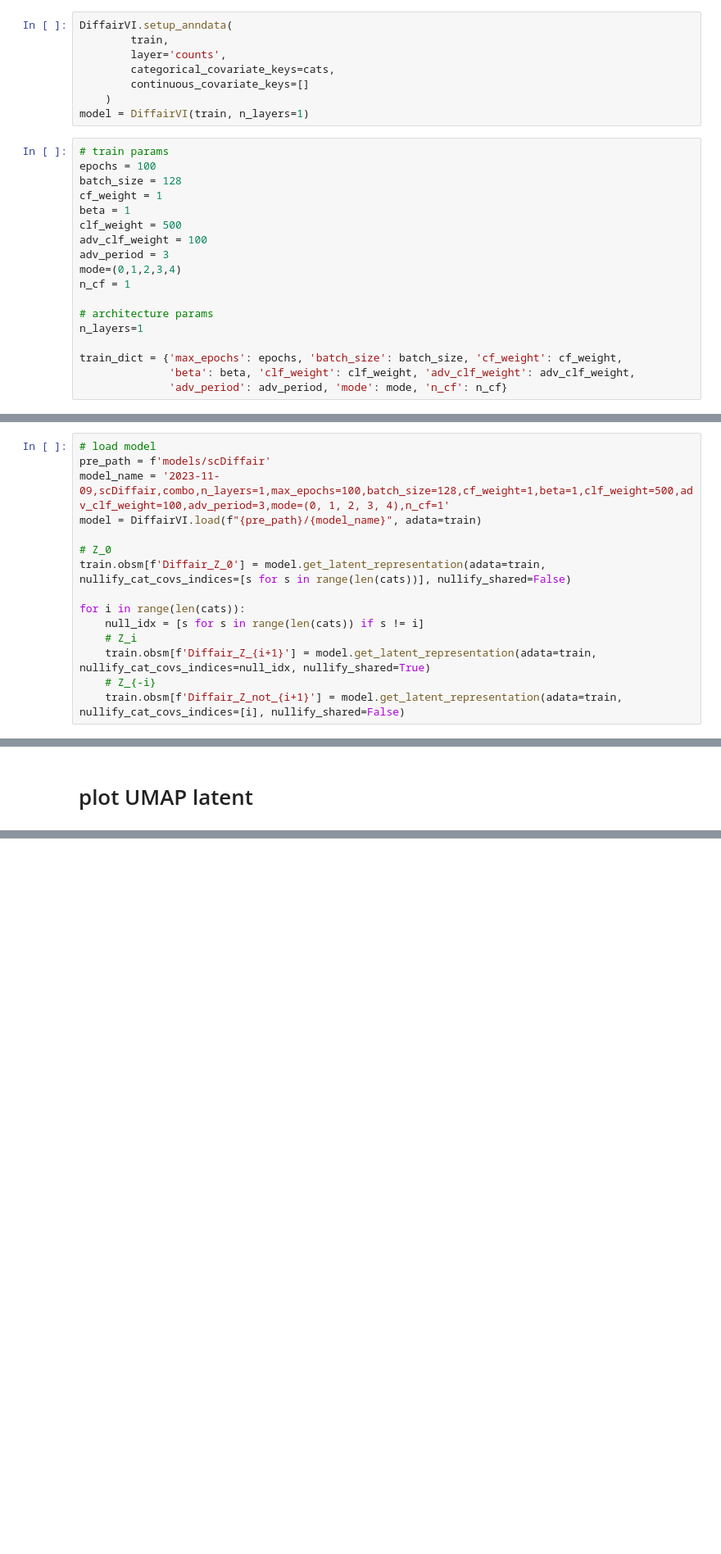
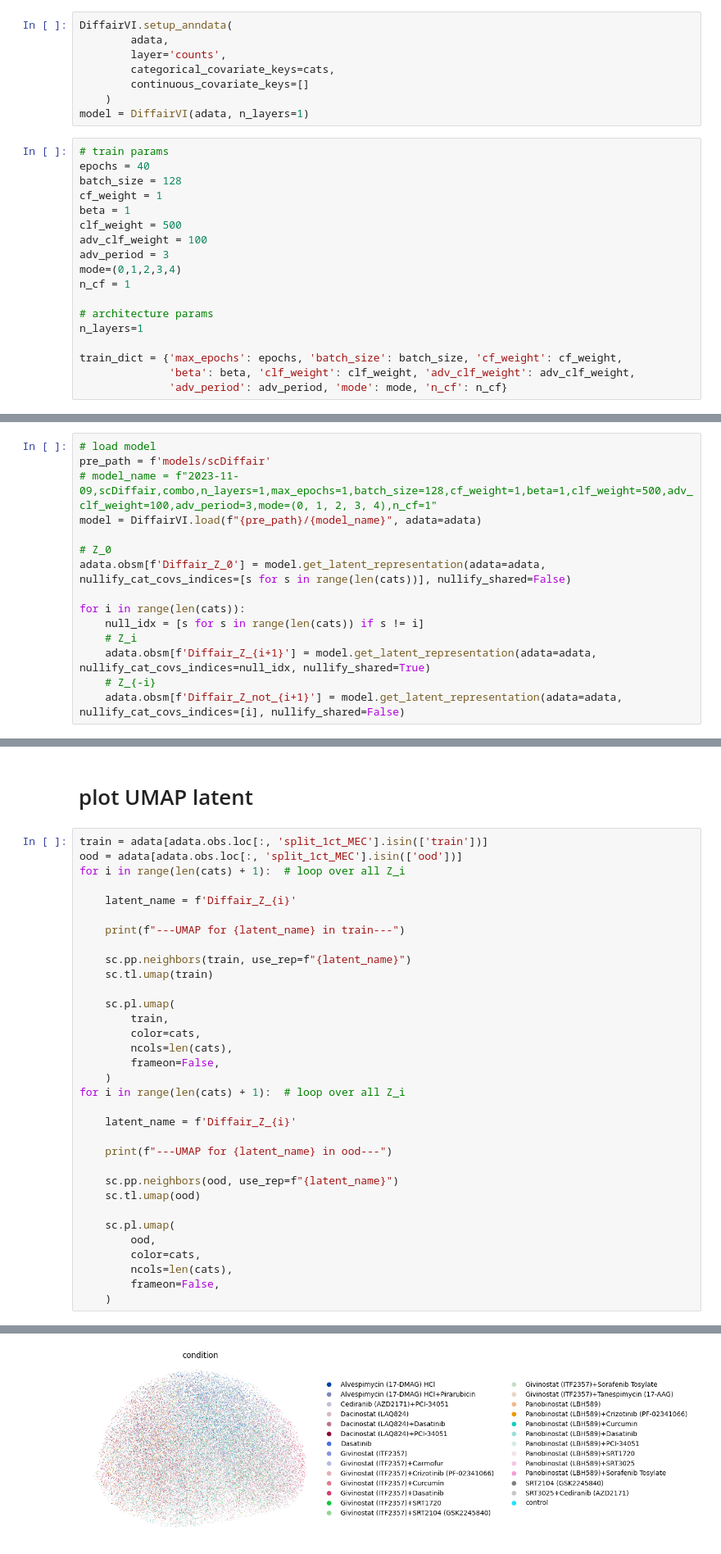
Before and after one commit to Lotfollahi-lab/CellDISECT, a Jupyter notebook: Combo.ipynb, the cells around one changed output, grey strips where cells are left out. Shown at 82% size. Drawn from its saved outputs; the diff is of its cells as text; blank space fills up the shorter version.

Commit message:
Combo Sciplex notebook added

```diff
--- a/Combo.ipynb
+++ b/Combo.ipynb
@@ -110,14 +109,14 @@ ood = adata[adata.obs['split_1ct_MEC']=='ood'].copy()
 # %%
 DiffairVI.setup_anndata(
-        train,
+        adata,
         layer='counts',
         categorical_covariate_keys=cats,
         continuous_covariate_keys=[]
     )
-model = DiffairVI(train, n_layers=1)
+model = DiffairVI(adata, n_layers=1)
 # %%
 # train params
-epochs = 100
+epochs = 40
 batch_size = 128
 cf_weight = 1
 beta = 1
@@ -265,17 +209,17 @@ Monitored metric loss_validation did not improve in the last 45 records. Best sc
 # %%
 # load model
 pre_path = f'models/scDiffair'
-model_name = '2023-11-09,scDiffair,combo,n_layers=1,max_epochs=100,batch_size=128,cf_weight=1,beta=1,clf_weight=500,adv_clf_weight=100,adv_period=3,mode=(0, 1, 2, 3, 4),n_cf=1'
-model = DiffairVI.load(f"{pre_path}/{model_name}", adata=train)
+# model_name = f"2023-11-09,scDiffair,combo,n_layers=1,max_epochs=1,batch_size=128,cf_weight=1,beta=1,clf_weight=500,adv_clf_weight=100,adv_period=3,mode=(0, 1, 2, 3, 4),n_cf=1"
+model = DiffairVI.load(f"{pre_path}/{model_name}", adata=adata)
 
 # Z_0
-train.obsm[f'Diffair_Z_0'] = model.get_latent_representation(adata=train, nullify_cat_covs_indices=[s for s in range(len(cats))], nullify_shared=False)
+adata.obsm[f'Diffair_Z_0'] = model.get_latent_representation(adata=adata, nullify_cat_covs_indices=[s for s in range(len(cats))], nullify_shared=False)
 
 for i in range(len(cats)):
     null_idx = [s for s in range(len(cats)) if s != i]
     # Z_i
-    train.obsm[f'Diffair_Z_{i+1}'] = model.get_latent_representation(adata=train, nullify_cat_covs_indices=null_idx, nullify_shared=True)
+    adata.obsm[f'Diffair_Z_{i+1}'] = model.get_latent_representation(adata=adata, nullify_cat_covs_indices=null_idx, nullify_shared=True)
     # Z_{-i}
-    train.obsm[f'Diffair_Z_not_{i+1}'] = model.get_latent_representation(adata=train, nullify_cat_covs_indices=[i], nullify_shared=False)
+    adata.obsm[f'Diffair_Z_not_{i+1}'] = model.get_latent_representation(adata=adata, nullify_cat_covs_indices=[i], nullify_shared=False)
 # %% [output]
 INFO     File
@@ -284,2 +228,36 @@ INFO     File
 # %% [markdown]
 # plot UMAP latent
+# %%
+train = adata[adata.obs.loc[:, 'split_1ct_MEC'].isin(['train'])]
+ood = adata[adata.obs.loc[:, 'split_1ct_MEC'].isin(['ood'])]
+for i in range(len(cats) + 1):  # loop over all Z_i
+
+    latent_name = f'Diffair_Z_{i}'
+
+    print(f"---UMAP for {latent_name} in train---")
+
+    sc.pp.neighbors(train, use_rep=f"{latent_name}")
+    sc.tl.umap(train)
+
+    sc.pl.umap(
+        train,
+        color=cats,
+        ncols=len(cats),
+        frameon=False,
+    )
+for i in range(len(cats) + 1):  # loop over all Z_i
+
+    latent_name = f'Diffair_Z_{i}'
+
+    print(f"---UMAP for {latent_name} in ood---")
+
+    sc.pp.neighbors(ood, use_rep=f"{latent_name}")
+    sc.tl.umap(ood)
+
+    sc.pl.umap(
+        ood,
+        color=cats,
+        ncols=len(cats),
+        frameon=False,
+    )
+# %% [output]
@@ -285,0 +265 @@ INFO     File
+[figure, added]
```
Also changed, not shown: parts of 20 cells of this notebook, 2 other files.
